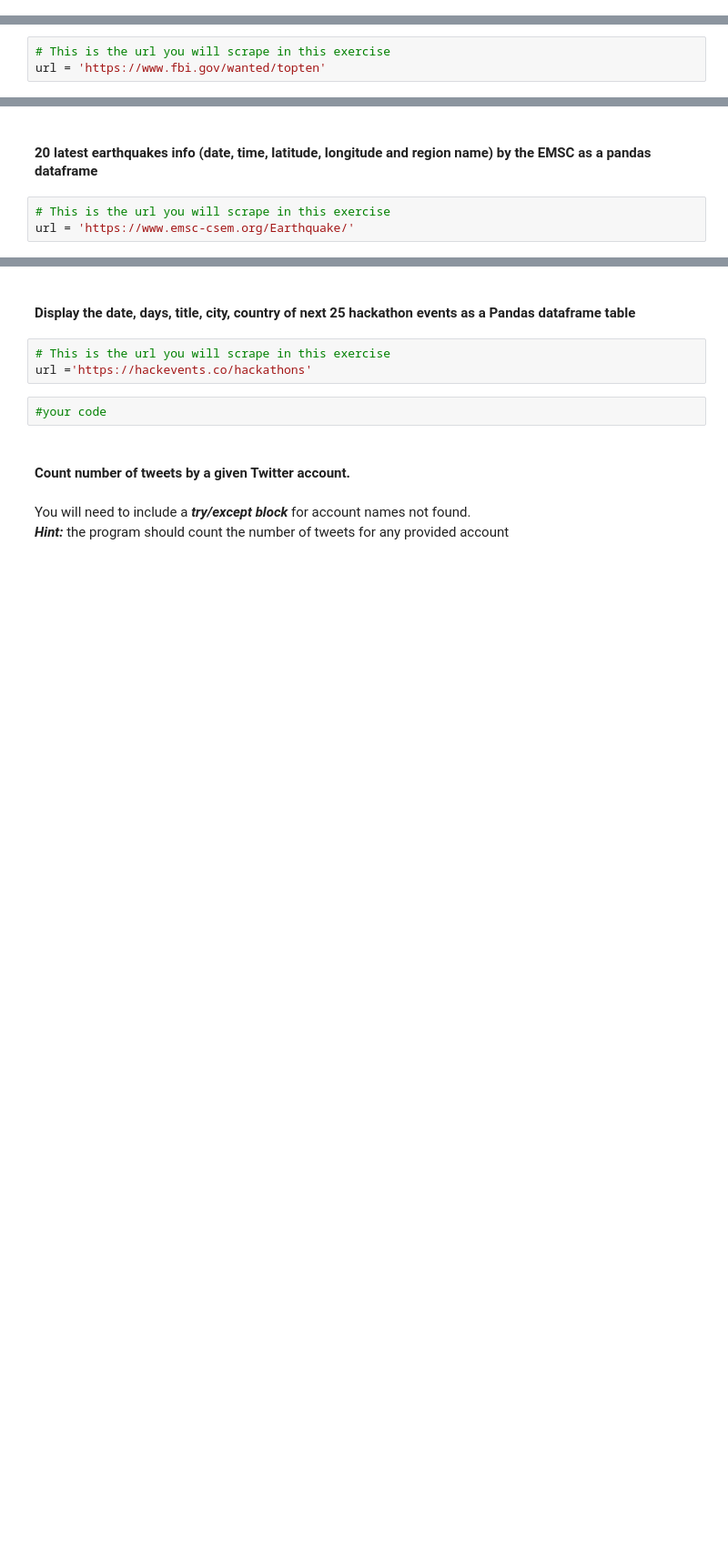
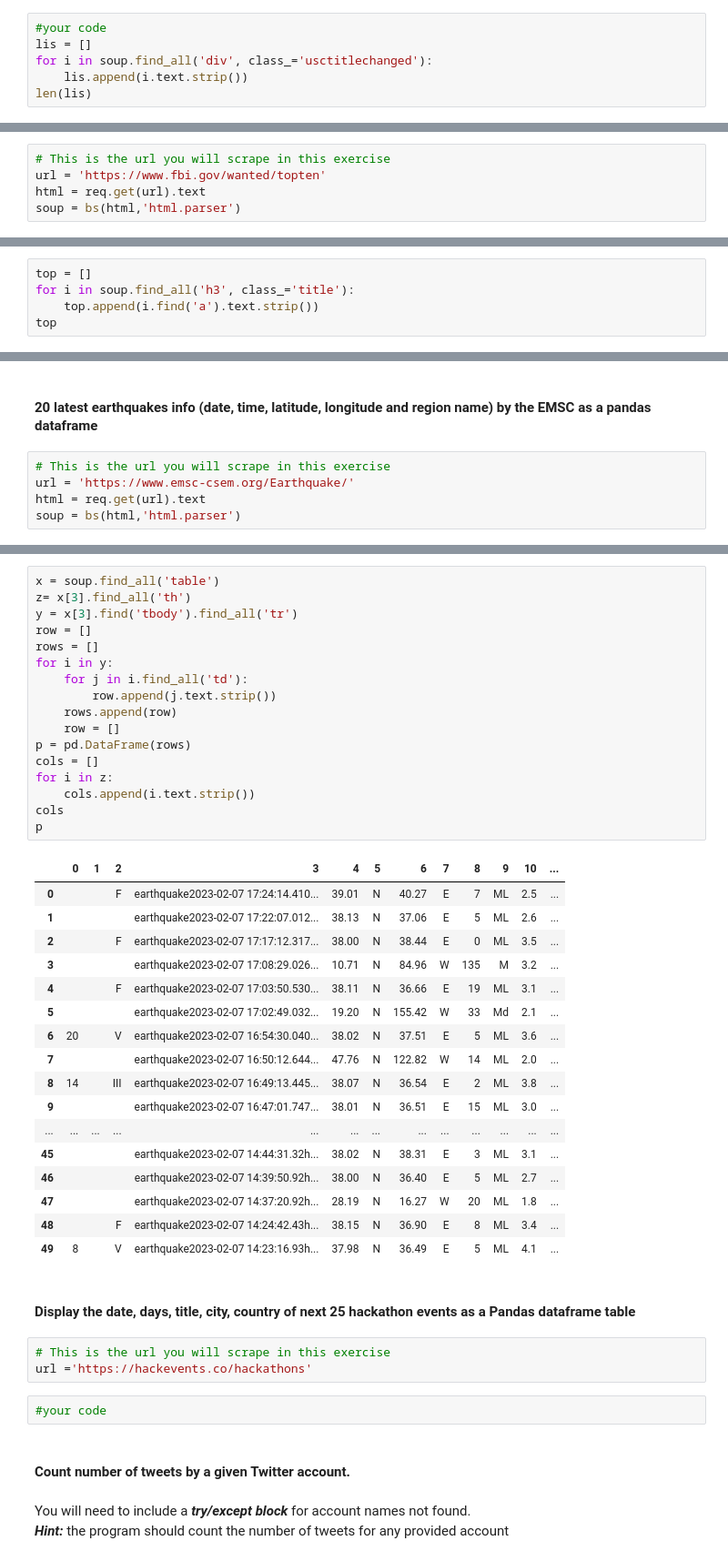
Before and after one commit to Ironhack-Data-Madrid-Enero-2023/4.2-lab_web_scraping, a Jupyter notebook: your-code/main.ipynb, the cells around one changed output, grey strips where cells are left out. Shown: that part at 91% size. Cells and saved outputs as stored; diff of their text form; blank space fills up the shorter version.

```diff
--- a/your-code/main.ipynb
+++ b/your-code/main.ipynb
@@ -208,0 +190,6 @@ soup = bs(html,'html.parser')
+# %%
+#your code
+lis = []
+for i in soup.find_all('div', class_='usctitlechanged'):
+    lis.append(i.text.strip())
+len(lis)
@@ -211,3 +200,5 @@ soup = bs(html,'html.parser')
 # %%
 # This is the url you will scrape in this exercise
 url = 'https://www.fbi.gov/wanted/topten'
+html = req.get(url).text
+soup = bs(html,'html.parser')
@@ -215,0 +205,5 @@ url = 'https://www.fbi.gov/wanted/topten'
+# %%
+top = []
+for i in soup.find_all('h3', class_='title'):
+    top.append(i.find('a').text.strip())
+top
@@ -218,3 +223,5 @@ url = 'https://www.fbi.gov/wanted/topten'
 # %%
 # This is the url you will scrape in this exercise
 url = 'https://www.emsc-csem.org/Earthquake/'
+html = req.get(url).text
+soup = bs(html,'html.parser')
@@ -223,3 +228,38 @@ url = 'https://www.emsc-csem.org/Earthquake/'
+# %%
+x = soup.find_all('table')
+z= x[3].find_all('th')
+y = x[3].find('tbody').find_all('tr')
+row = []
+rows = []
+for i in y:
+    for j in i.find_all('td'):
+        row.append(j.text.strip())
+    rows.append(row)
+    row = []
+p = pd.DataFrame(rows)
+cols = []
+for i in z:
+    cols.append(i.text.strip())
+cols
+p
+# %% [output]
+|  | 0 | 1 | 2 | 3 | 4 | 5 | 6 | 7 | 8 | 9 | 10 | ... |
+| 0 |  |  | F | earthquake2023-02-07 17:24:14.410... | 39.01 | N | 40.27 | E | 7 | ML | 2.5 | ... |
+| 1 |  |  |  | earthquake2023-02-07 17:22:07.012... | 38.13 | N | 37.06 | E | 5 | ML | 2.6 | ... |
+| 2 |  |  | F | earthquake2023-02-07 17:17:12.317... | 38.00 | N | 38.44 | E | 0 | ML | 3.5 | ... |
+| 3 |  |  |  | earthquake2023-02-07 17:08:29.026... | 10.71 | N | 84.96 | W | 135 | M | 3.2 | ... |
+| 4 |  |  | F | earthquake2023-02-07 17:03:50.530... | 38.11 | N | 36.66 | E | 19 | ML | 3.1 | ... |
+| 5 |  |  |  | earthquake2023-02-07 17:02:49.032... | 19.20 | N | 155.42 | W | 33 | Md | 2.1 | ... |
+| 6 | 20 |  | V | earthquake2023-02-07 16:54:30.040... | 38.02 | N | 37.51 | E | 5 | ML | 3.6 | ... |
+| 7 |  |  |  | earthquake2023-02-07 16:50:12.644... | 47.76 | N | 122.82 | W | 14 | ML | 2.0 | ... |
+| 8 | 14 |  | III | earthquake2023-02-07 16:49:13.445... | 38.07 | N | 36.54 | E | 2 | ML | 3.8 | ... |
+| 9 |  |  |  | earthquake2023-02-07 16:47:01.747... | 38.01 | N | 36.51 | E | 15 | ML | 3.0 | ... |
+| ... | ... | ... | ... | ... | ... | ... | ... | ... | ... | ... | ... | ... |
+| 45 |  |  |  | earthquake2023-02-07 14:44:31.32h... | 38.02 | N | 38.31 | E | 3 | ML | 3.1 | ... |
+| 46 |  |  |  | earthquake2023-02-07 14:39:50.92h... | 38.00 | N | 36.40 | E | 5 | ML | 2.7 | ... |
+| 47 |  |  |  | earthquake2023-02-07 14:37:20.92h... | 28.19 | N | 16.27 | W | 20 | ML | 1.8 | ... |
+| 48 |  |  | F | earthquake2023-02-07 14:24:42.43h... | 38.15 | N | 36.90 | E | 8 | ML | 3.4 | ... |
+| 49 | 8 |  | V | earthquake2023-02-07 14:23:16.93h... | 37.98 | N | 36.49 | E | 5 | ML | 4.1 | ... |
 # %% [markdown]
 #### Display the date, days, title, city, country of next 25 hackathon events as a Pandas dataframe table
 # %%
```
Also changed, not shown: parts of 19 cells of this notebook.
